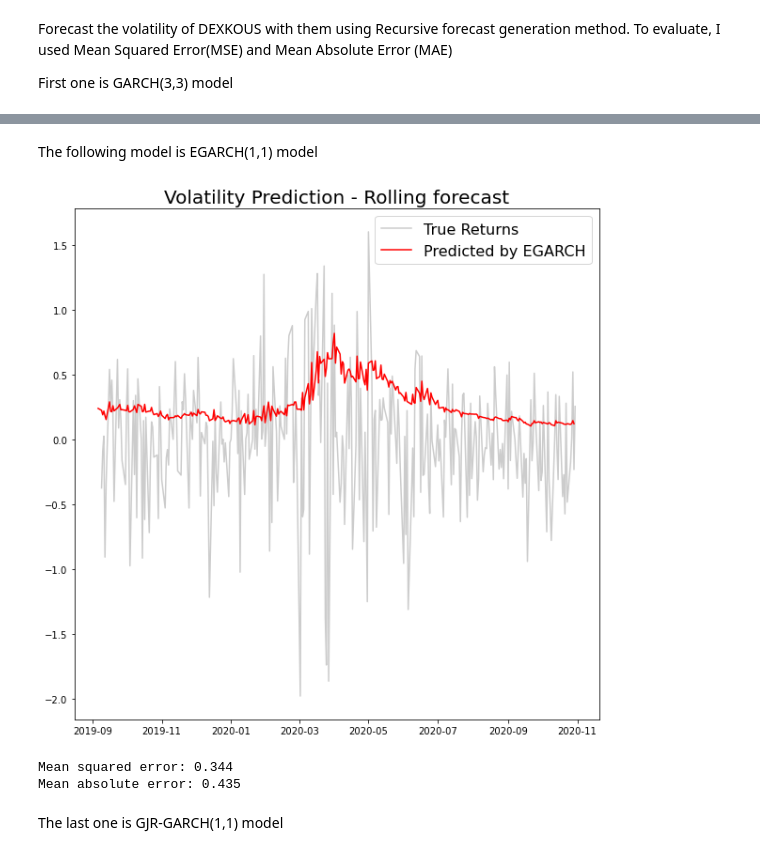
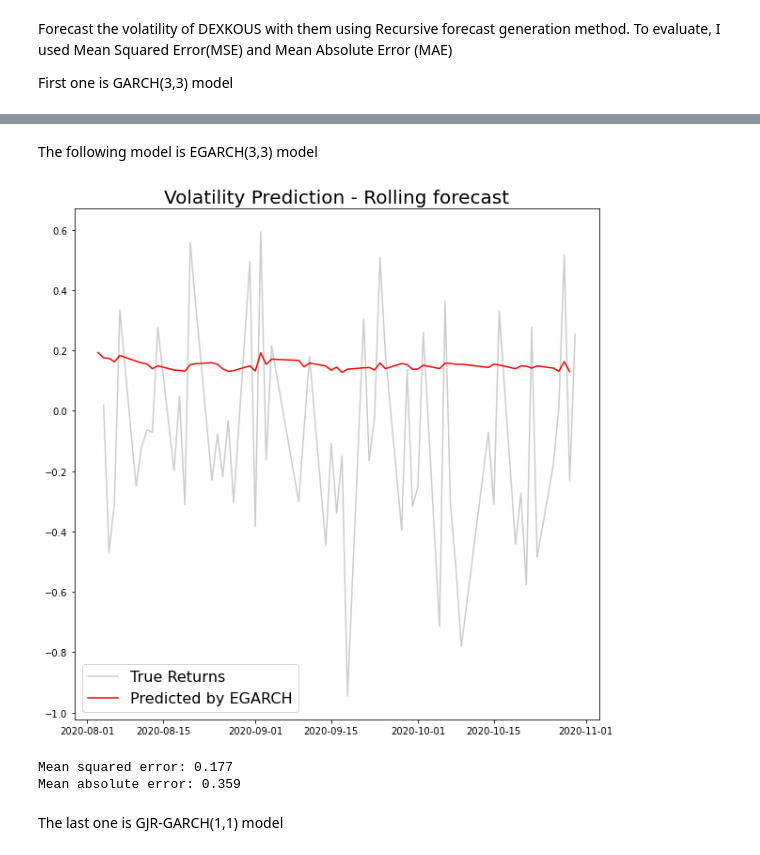
Before and after one commit to eddie8615/cs_project, a Jupyter notebook: GARCH Model.ipynb, the cells around one changed output, grey strips where cells are left out. Drawn from its saved outputs; the diff is of its cells as text; code cells hidden in the pictures.

```diff
--- a/GARCH Model.ipynb
+++ b/GARCH Model.ipynb
@@ -20,7 +20,11 @@ start = dt.datetime(2010,1,2)
 end = dt.datetime(2020,10,30)
 currency_rate = web.DataReader('DEXKOUS', 'fred', start, end)
 returns = 100 * currency_rate['DEXKOUS'].pct_change().dropna()
+currency_rate['logprice'] = np.log(currency_rate.DEXKOUS)
 
-data_df = pd.DataFrame(returns)
+logreturn = currency_rate['logprice'] - currency_rate['logprice'].shift(1)
+logreturn = logreturn.dropna() * 100
+
+data_df = pd.DataFrame(logreturn)
 data_df.describe()
 # %% [output]
@@ -76,7 +65,7 @@ According to partial autocorrelation graph, pacf of lag 3 has relatively high co
 - **EGARCH**
 - **GJR-GARCH**
 # %%
-gm = arch_model(returns, p=3, q=3, dist='normal')
+gm = arch_model(logreturn, p=3, q=3, dist='t')
 # %%
 gm_res = gm.fit(disp='off')
 gm_res.summary()
@@ -222,11 +284,11 @@ To evaluate, I used Mean Squared Error(MSE) and Mean Absolute Error (MAE)
 First one is GARCH(3,3) model
 # %%
 rolling_predictions = {}
-test_size = 300
-end_loc = len(returns)-test_size
+test_size = 60
+end_loc = len(logreturn)-test_size
 train = 0
 for i in range(test_size):
-    train = returns[:-(test_size-i)]
+    train = logreturn[:-(test_size-i)]
     gm = arch_model(train, p=3, q=3)
     model_fit = gm.fit(first_obs=i, last_obs=i+end_loc,disp='off')
     pred = model_fit.forecast(horizon=1).variance
@@ -236,15 +298,15 @@ for i in range(test_size):
 rolling_predictions = pd.DataFrame(rolling_predictions).T
 
 plt.figure(figsize=(10,10))
-plt.plot(returns[-test_size:], alpha=0.4,color= 'grey')
+plt.plot(logreturn[-test_size:], alpha=0.4,color= 'grey')
 plt.plot(rolling_predictions, color='red')
 plt.title('Volatility Prediction - Rolling forecast', fontsize = 20)
 plt.legend(['True Returns', 'Predicted by GARCH'], fontsize=16)
 plt.show()
 
-mse = mean_squared_error(returns[-test_size:], rolling_predictions)
-print("Mean squared error: {:.3g}".format(mse))
+mse_gm = mean_squared_error(logreturn[-test_size:], rolling_predictions)
+print("Mean squared error: {:.3g}".format(mse_gm))
 
-mae = mean_absolute_error(returns[-test_size:], rolling_predictions)
-print("Mean absolute error: {:.3g}".format(mae))
+mae_gm = mean_absolute_error(logreturn[-test_size:], rolling_predictions)
+print("Mean absolute error: {:.3g}".format(mae_gm))
 # %% [output]
@@ -254,34 +316,34 @@ Mean absolute error: 0.427
 # %% [markdown]
-The following model is EGARCH(1,1) model
+The following model is EGARCH(3,3) model
 # %%
 rolling_predictions = {}
 
 for i in range(test_size):
-    train = returns[:-(test_size-i)]
-    gm = arch_model(train, p=3, q=3,o=1, vol='egarch')
+    train = logreturn[:-(test_size-i)]
+    gm = arch_model(train, p=3, q=3,o=3, vol='egarch')
     model_fit = gm.fit(first_obs=i, last_obs=i+end_loc,disp='off')
     pred = model_fit.forecast(horizon=1).variance
     fcast = pred.iloc[i+end_loc - 1]
     rolling_predictions[fcast.name] = fcast
 
 rolling_predictions = pd.DataFrame(rolling_predictions).T
 
 plt.figure(figsize=(10,10))
-plt.plot(returns[-test_size:], alpha=0.4,color= 'grey')
+plt.plot(logreturn[-test_size:], alpha=0.4,color= 'grey')
 plt.plot(rolling_predictions, color='red')
 plt.title('Volatility Prediction - Rolling forecast', fontsize = 20)
 plt.legend(['True Returns', 'Predicted by EGARCH'], fontsize=16)
 plt.show()
 
-mse = mean_squared_error(returns[-test_size:], rolling_predictions)
-print("Mean squared error: {:.3g}".format(mse))
+mse_egm = mean_squared_error(logreturn[-test_size:], rolling_predictions)
+print("Mean squared error: {:.3g}".format(mse_egm))
 
-mae = mean_absolute_error(returns[-test_size:], rolling_predictions)
-print("Mean absolute error: {:.3g}".format(mae))
+mae_egm = mean_absolute_error(logreturn[-test_size:], rolling_predictions)
+print("Mean absolute error: {:.3g}".format(mae_egm))
 # %% [output]
-[figure, old version]
+[figure, new version]
-Mean squared error: 0.344
-Mean absolute error: 0.435
+Mean squared error: 0.177
+Mean absolute error: 0.359
 # %% [markdown]
 The last one is GJR-GARCH(1,1) model
 # %%
```
Also changed, not shown: parts of 20 cells of this notebook.
